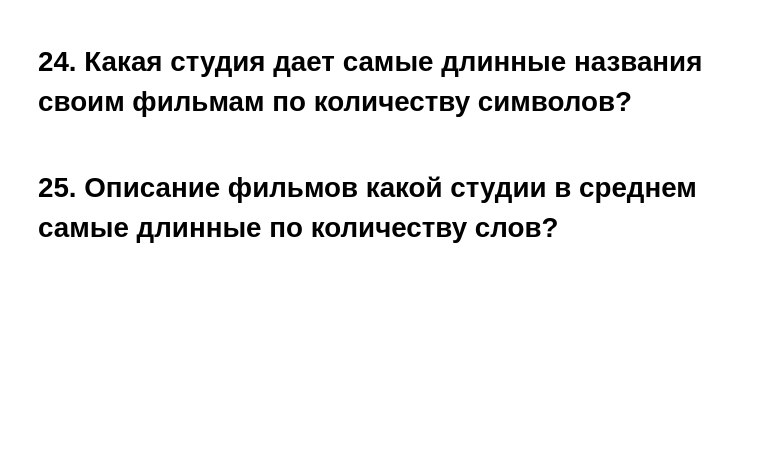
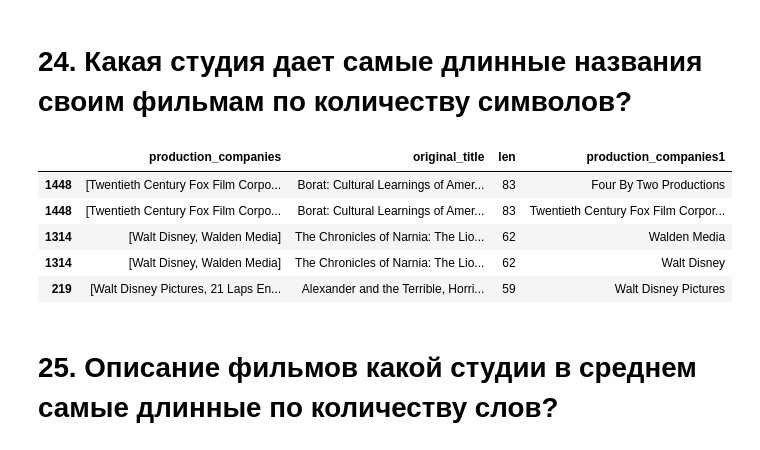
Before and after one commit to TretSerg/dstest, a Jupyter notebook: module_1/Movies_IMBD_v4.1_TEMPLATE.ipynb, the cells around one changed output. Saved outputs shown, nothing was run; the diff lists cells and outputs as text; code cells hidden in the pictures; blank space fills up the shorter version.

```diff
--- a/module_1/Movies_IMBD_v4.1_TEMPLATE.ipynb
+++ b/module_1/Movies_IMBD_v4.1_TEMPLATE.ipynb
@@ -105,2 +405,14 @@ answers['2'] = '...'
 # %% [markdown]
 # 20. Какой самый прибыльный год для студии Warner Bros?
+# %%
+answers['20'] = '2014'
+res = data
+res['Profit'] = res['revenue'] - res['budget']
+res['production_companies1'] = res['production_companies'].str.split('|')
+
+dummies_df = res.join(pd.Series(res['production_companies1'].apply(pd.Series).stack().reset_index(1, drop=True),
+                     name='production_companies2'))
+dummies_df = dummies_df[dummies_df['production_companies2'].str.contains('Warner Bros')][['original_title',
+                                                                                          'Profit', 'release_year',
+                                                                                          'production_companies2']]
+dummies_df.groupby(['release_year']).sum().sort_values(['Profit'],  ascending=False).head()
@@ -107,2 +427,7 @@ answers['2'] = '...'
 # %% [markdown]
 # 21. В каком месяце за все годы суммарно вышло больше всего фильмов?
+# %%
+answers['21'] = 'Сентябрь'
+res = data
+res['month'] = pd.DatetimeIndex(res['release_date']).month
+res[['imdb_id', 'month']].groupby(['month']).count().sort_values('imdb_id',  ascending=False).head()
@@ -109,2 +442,7 @@ answers['2'] = '...'
 # %% [markdown]
 # 22. Сколько суммарно вышло фильмов летом? (за июнь, июль, август)
+# %%
+answers['22'] = '450'
+res = data
+res['month'] = pd.DatetimeIndex(res['release_date']).month
+res[(res['month'] >= 6) & (res['month'] <= 8)][['imdb_id', 'month']].groupby(['month']).count().sum()
@@ -111,2 +452,12 @@ answers['2'] = '...'
 # %% [markdown]
 # 23. Для какого режиссера зима – самое продуктивное время года?
+# %%
+answers['23'] = 'Peter Jackson'
+res = data[['director', 'release_date']]
+res['month'] = pd.DatetimeIndex(res['release_date']).month
+res['director'] = res['director'].str.split('|')
+res = res[(res['month'] <= 2) | (res['month'] == 12)]
+
+res = res.join(pd.Series(res['director'].apply(pd.Series).stack().reset_index(1, drop=True),
+                        name='director1'))
+res[['director1', 'month']].groupby(['director1']).count().sort_values('month',  ascending=False).head()
@@ -113,4 +472,20 @@ answers['2'] = '...'
 # %% [markdown]
 # 24. Какая студия дает самые длинные названия своим фильмам по количеству символов?
+# %%
+# использовал две попытки и обе не вырные
+answers['24'] = 'Four By Two Productions'
+res = data[['production_companies', 'original_title']]
+res['production_companies'] = res['production_companies'].str.split('|')
+res['len'] = res['original_title'].str.len()
+res = res.join(pd.Series(res['production_companies'].apply(pd.Series).stack().reset_index(1, drop=True),
+                        name='production_companies1'))
+res.sort_values('len',  ascending=False).head()
+# %% [output]
+|  | production_companies | original_title | len | production_companies1 |
+| 1448 | [Twentieth Century Fox Film Corpo... | Borat: Cultural Learnings of Amer... | 83 | Four By Two Productions |
+| 1448 | [Twentieth Century Fox Film Corpo... | Borat: Cultural Learnings of Amer... | 83 | Twentieth Century Fox Film Corpor... |
+| 1314 | [Walt Disney, Walden Media] | The Chronicles of Narnia: The Lio... | 62 | Walden Media |
+| 1314 | [Walt Disney, Walden Media] | The Chronicles of Narnia: The Lio... | 62 | Walt Disney |
+| 219 | [Walt Disney Pictures, 21 Laps En... | Alexander and the Terrible, Horri... | 59 | Walt Disney Pictures |
 # %% [markdown]
 # 25. Описание фильмов какой студии в среднем самые длинные по количеству слов?
```
Also changed, not shown: parts of 37 cells of this notebook, 1 other file.
